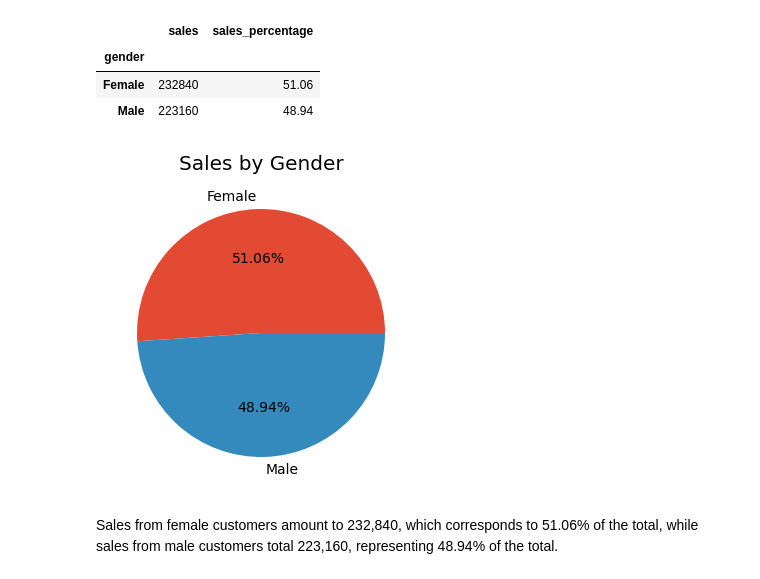
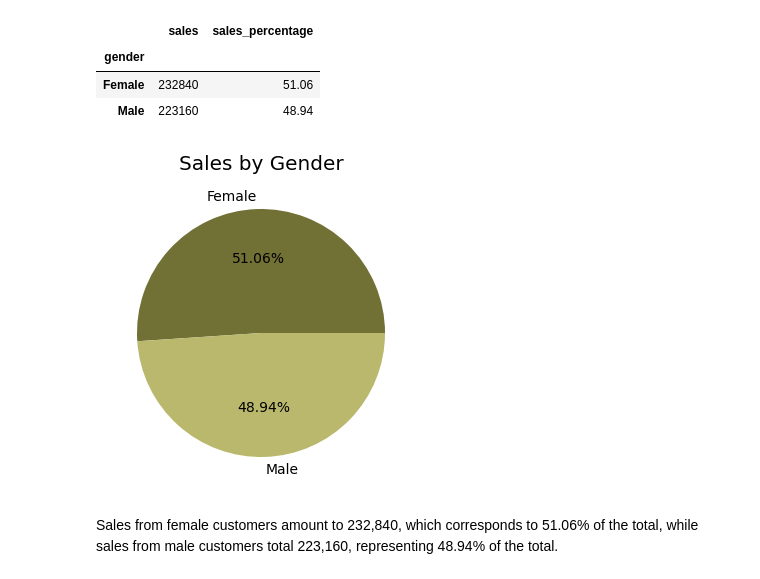
Before and after one commit to Diana-Injelwa/Exploratory-Data-Analysis-on-Retail-Sales, a Jupyter notebook: retail_sales_EDA.ipynb, the cells around one changed output. Saved outputs shown, nothing was run; the diff lists cells and outputs as text; code cells hidden in the pictures.

```diff
--- a/retail_sales_EDA.ipynb
+++ b/retail_sales_EDA.ipynb
@@ -301,24 +293,24 @@ sales_by_gender
 | Female | 232840 | 51.06 |
 | Male | 223160 | 48.94 |
 # %%
-# Set the plot style to 'ggplot'
-plt.style.use('ggplot')
+# Set the figure size
 plt.figure(figsize=(4,6))
 
 # Extract sales data and gender labels from sales_by_gender DataFrame
 sales = sales_by_gender['sales']
 gender = sales_by_gender.index
+colors = ['#717035', '#BAB86C']
 
 # Create a pie chart with sales as the data and gender as labels.
 # autopct method displays percentage values with 2 decimal places
-plt.pie(sales, labels=gender, autopct='%.2f%%')
+plt.pie(sales, labels=gender, colors=colors, autopct='%.2f%%')
 
 # Add a title to the pie chart
 plt.title('Sales by Gender')
 
 plt.show()
 # %% [output]
-[figure, old version]
+[figure, new version]
 # %% [markdown]
 Sales from female customers amount to 232,840, which corresponds to 51.06% of the total, while sales from male customers total 223,160, representing 48.94% of the total.
 # %% [markdown]
```
Also changed, not shown: parts of 15 cells of this notebook.
